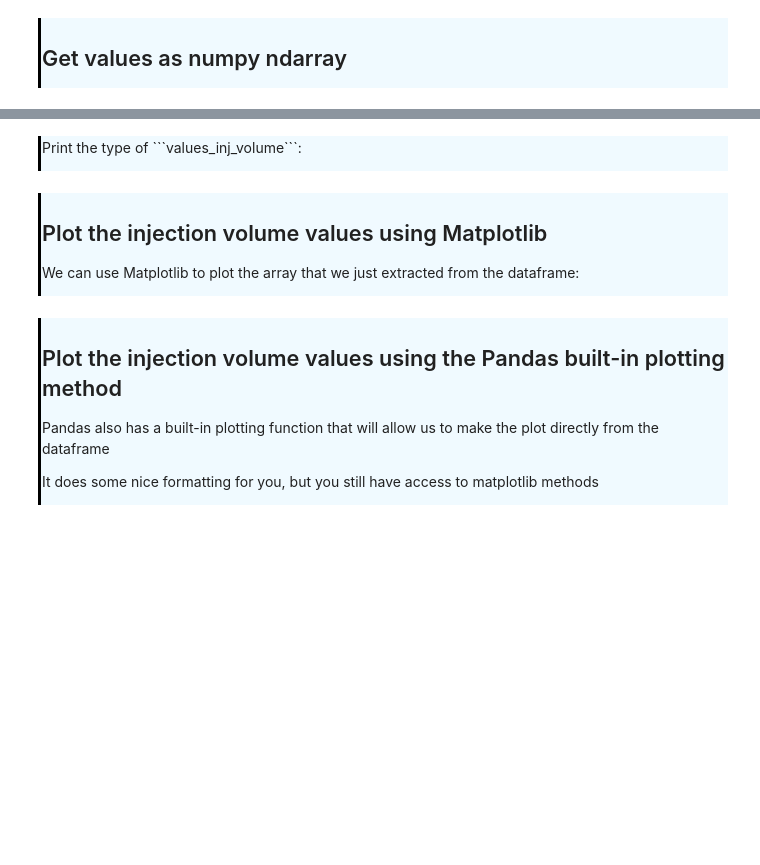
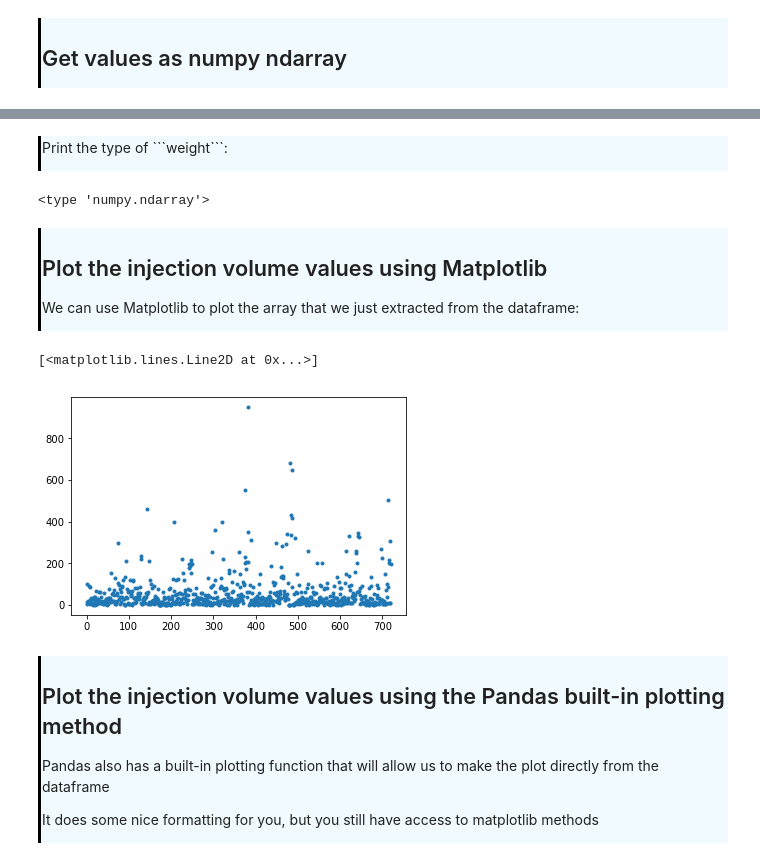
Before and after one commit to AllenInstitute/SWDB_2018, a Jupyter notebook: PythonBootcamp/06_Introduction_To_Pandas.ipynb, the cells around one changed output, grey strips where cells are left out. Cells and saved outputs as stored; diff of their text form; code cells hidden in the pictures; blank space fills up the shorter version.

````diff
--- a/PythonBootcamp/06_Introduction_To_Pandas.ipynb
+++ b/PythonBootcamp/06_Introduction_To_Pandas.ipynb
@@ -72,5 +91,4 @@ for method in read_methods:
 <p>Pandas can quickly load and display it. Note that it automatically parses the column names
 </div>
 # %%
-sample_dataframe = pd.read_csv('support_files/SampleWorkbook.csv')
-sample_dataframe
+df = pd.read_csv('support_files/pokemon_alopez247.csv')
@@ -88,16 +95,3 @@ print(sample_dataframe['Column 2'][0])
-# %%
-# note the line continuations to keep the long URL from continuing outside of our cell
-url_csv_file = 'http://connectivity.brain-map.org/projection/csv?'\
-               'criteria=service::mouse_connectivity_injection_structure'\
-               '[injection_structures$eq8,304325711][primary_structure_only$eqtrue]'
-df = pd.read_csv(url_csv_file)
-
-# The above code will download a file; if you are having trouble with the download,
-# you can try using the pre-cached file on your hard drive with the following path.
-# (Call a TA to help if this doesn't work either.)
-# csv_file = 'support_files/connectivity_metadata.csv'
-
-# df = pd.read_csv(csv_file)
 # %% [markdown]
 <div style="border-left: 3px solid #000; padding: 1px; padding-left: 10px; background: #F0FAFF; ">
 
@@ -213,0 +285,3 @@ values_inj_vol
+# %%
+weight = df['Weight_kg'].values
+weight
@@ -214,10 +306,12 @@ values_inj_vol
 # %% [markdown]
 <div style="border-left: 3px solid #000; padding: 1px; padding-left: 10px; background: #F0FAFF; ">
 
-<p>Print the type of ```values_inj_volume```:
+<p>Print the type of ```weight```:
 </div>
 # %%
-print(type(values_inj_vol))
+print(type(weight))
+# %% [output]
+<type 'numpy.ndarray'>
 # %% [markdown]
 <div style="border-left: 3px solid #000; padding: 1px; padding-left: 10px; background: #F0FAFF; ">
 
@@ -227,7 +321,10 @@ print(type(values_inj_vol))
 # %%
 # Plot array to inspect array
 fig,ax = plt.subplots(1,1)
-ax.plot(values_inj_vol,'.')
+ax.plot(weight,'.')
+# %% [output]
+[<matplotlib.lines.Line2D at 0x...>]
+[figure, added]
 # %% [markdown]
 <div style="border-left: 3px solid #000; padding: 1px; padding-left: 10px; background: #F0FAFF; ">
 <h2>Plot the injection volume values using the Pandas built-in plotting method</h2>
````
Also changed, not shown: parts of 95 cells of this notebook, 2 other files.
